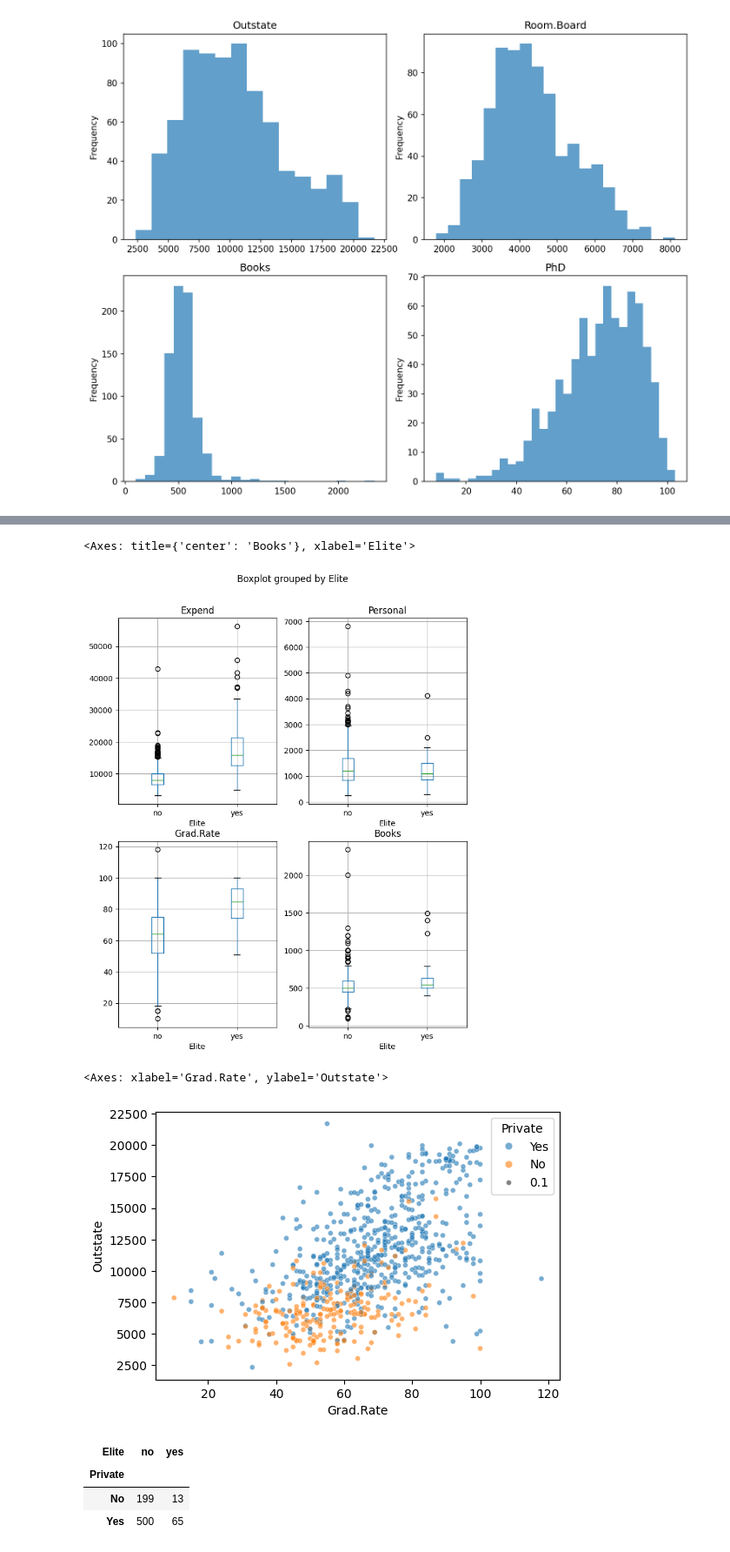
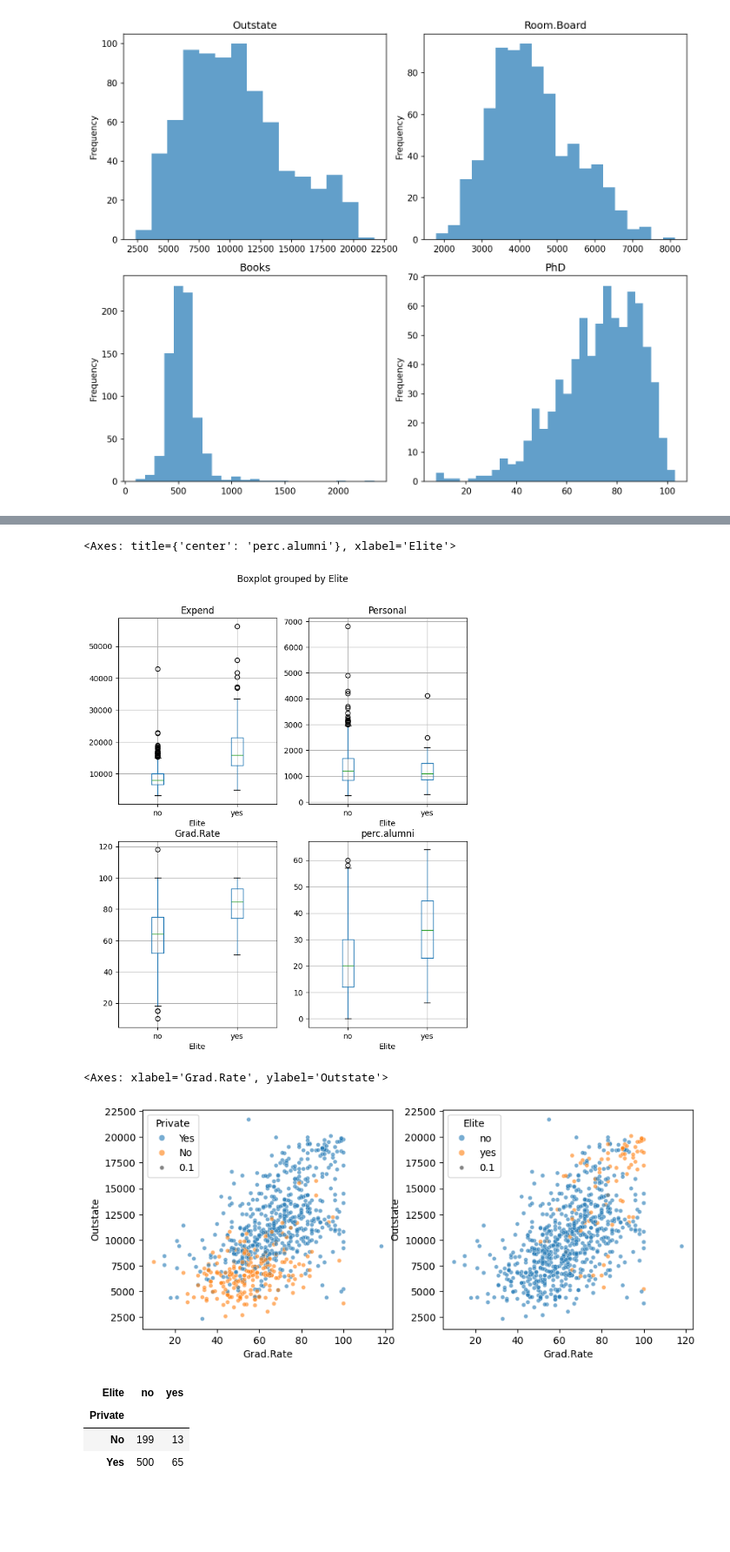
Before and after one commit to AdrianSSkog/Databehandling_AdrianSoderbergSkog, a Jupyter notebook: Labs/labb.ipynb, the cells around one changed output, grey strips where cells are left out. Shown at 87% size. Saved outputs shown, nothing was run; the diff lists cells and outputs as text; code cells hidden in the pictures; blank space fills up the shorter version.

```diff
--- a/Labs/labb.ipynb
+++ b/Labs/labb.ipynb
@@ -114,16 +136,17 @@ fig, ax = plt.subplots(2,2, dpi= 100, figsize= (8,10))
 college.boxplot("Expend", "Elite", ax=ax[0, 0])
 college.boxplot("Personal", "Elite", ax=ax[0, 1])
 college.boxplot("Grad.Rate", "Elite", ax=ax[1, 0])
-college.boxplot("Books", "Elite", ax=ax[1, 1])
+college.boxplot("perc.alumni", "Elite", ax=ax[1, 1])
 # %% [output]
-<Axes: title={'center': 'Books'}, xlabel='Elite'>
+<Axes: title={'center': 'perc.alumni'}, xlabel='Elite'>
-[figure, old version]
+[figure, new version]
 # %%
-plt.figure(dpi=100, figsize=(6,4))
-sns.scatterplot(data=college, x="Grad.Rate", y="Outstate", hue="Private", size=0.1, alpha=0.6)
+fig, ax = plt.subplots(1, 2, dpi=100, figsize=(10 ,4))
+sns.scatterplot(data=college, x="Grad.Rate", y="Outstate", hue="Private", size=0.1, alpha=0.6, ax=ax[0])
+sns.scatterplot(data=college, x="Grad.Rate", y="Outstate", hue="Elite", size=0.1, alpha=0.6, ax=ax[1])
 # %% [output]
 <Axes: xlabel='Grad.Rate', ylabel='Outstate'>
-[figure, old version]
+[figure, new version]
 # %%
 pd.crosstab(college["Private"], college["Elite"])
 # %% [output]
```
Also changed, not shown: parts of 9 cells of this notebook, 1 other file.
